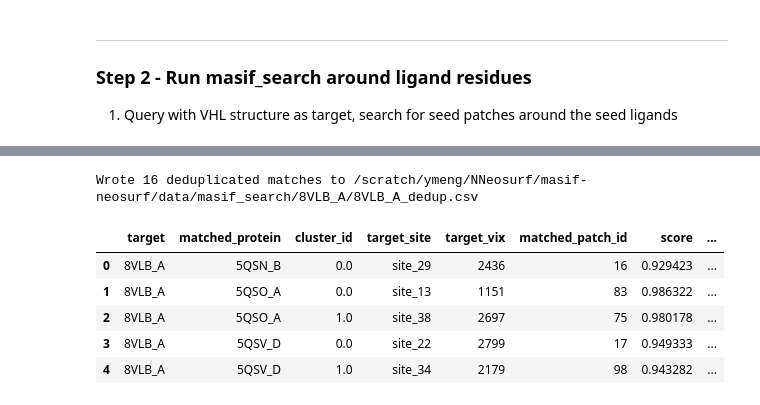
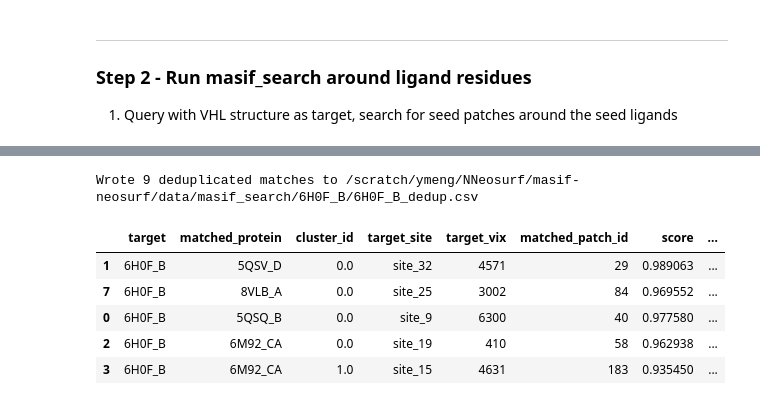
Before and after one commit to meng-yx/masif-neosurf-af2, a Jupyter notebook: notebooks/neosurf_neosurf.ipynb, the cells around one changed output, grey strips where cells are left out. Cells and saved outputs as stored; diff of their text form; code cells hidden in the pictures.

```diff
--- a/notebooks/neosurf_neosurf.ipynb
+++ b/notebooks/neosurf_neosurf.ipynb
@@ -319,7 +319,7 @@ from pathlib import Path
 
 df_preprocess = pd.read_csv(input_manifest)
 
-QUERY_TARGET = "8VLB_A"
+QUERY_TARGET = "6H0F_B"
 query_out_dir = os.path.join(masif_search_out_dir, QUERY_TARGET)
 subset_dir = Path(query_out_dir) / "subset"
 
@@ -381,19 +385,19 @@ FileNotFoundError: [Errno 2] No such file or directory: '/scratch/ymeng/NNeosurf
 # %%
 # Slice max to each unique combination of target, matched_protein, cluster_id with the highest score
 df_dedup = df_results.sort_values(by="score", ascending=False).groupby(["target", "matched_protein", "cluster_id"]).first().reset_index()
 dedup_csv = os.path.join(query_out_dir, f"{QUERY_TARGET}_dedup.csv")
 
 df_dedup.to_csv(dedup_csv, index=False)
 print(f"Wrote {len(df_dedup)} deduplicated matches to {dedup_csv}")
-df_dedup.head()
+df_dedup.sort_values(by="cluster_size", ascending=False).head()
 # %% [output]
-Wrote 16 deduplicated matches to /scratch/ymeng/NNeosurf/masif-neosurf/data/masif_search/8VLB_A/8VLB_A_dedup.csv
+Wrote 9 deduplicated matches to /scratch/ymeng/NNeosurf/masif-neosurf/data/masif_search/6H0F_B/6H0F_B_dedup.csv
 |  | target | matched_protein | cluster_id | target_site | target_vix | matched_patch_id | score | ... |
-| 0 | 8VLB_A | 5QSN_B | 0.0 | site_29 | 2436 | 16 | 0.929423 | ... |
-| 1 | 8VLB_A | 5QSO_A | 0.0 | site_13 | 1151 | 83 | 0.986322 | ... |
-| 2 | 8VLB_A | 5QSO_A | 1.0 | site_38 | 2697 | 75 | 0.980178 | ... |
-| 3 | 8VLB_A | 5QSV_D | 0.0 | site_22 | 2799 | 17 | 0.949333 | ... |
-| 4 | 8VLB_A | 5QSV_D | 1.0 | site_34 | 2179 | 98 | 0.943282 | ... |
+| 1 | 6H0F_B | 5QSV_D | 0.0 | site_32 | 4571 | 29 | 0.989063 | ... |
+| 7 | 6H0F_B | 8VLB_A | 0.0 | site_25 | 3002 | 84 | 0.969552 | ... |
+| 0 | 6H0F_B | 5QSQ_B | 0.0 | site_9 | 6300 | 40 | 0.977580 | ... |
+| 2 | 6H0F_B | 6M92_CA | 0.0 | site_19 | 410 | 58 | 0.962938 | ... |
+| 3 | 6H0F_B | 6M92_CA | 1.0 | site_15 | 4631 | 183 | 0.935450 | ... |
 # %%
 def print_pymol_commands(row):
     matched_protein = row["matched_protein"]
```
Also changed, not shown: parts of 4 cells of this notebook, 1 other file.
